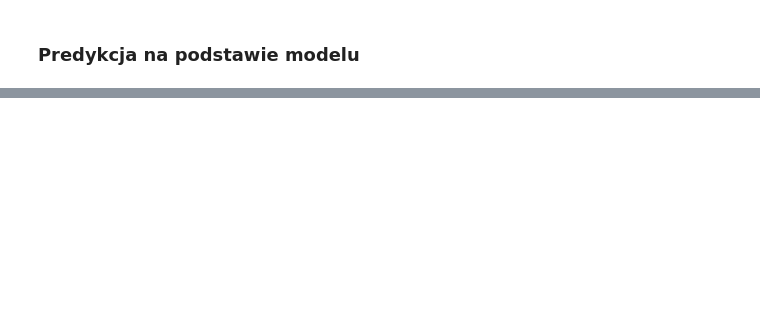
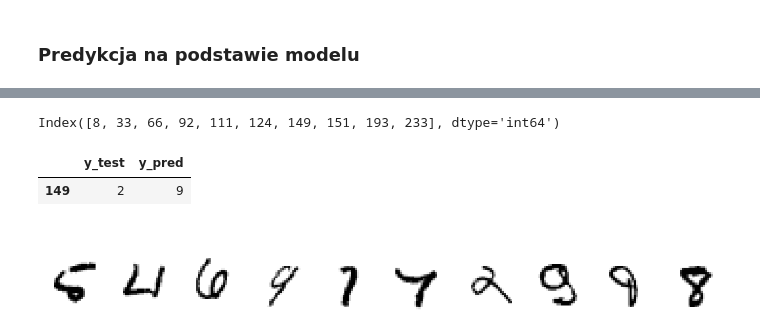
Before and after one commit to tomasz450/ML_DL_Python_16_12_25, a Jupyter notebook: 14.Deep learning/01_pierwsza_siec.ipynb, the cells around one changed output, grey strips where cells are left out. Drawn from its saved outputs; the diff is of its cells as text; code cells hidden in the pictures; blank space fills up the shorter version.

```diff
--- a/14.Deep learning/01_pierwsza_siec.ipynb
+++ b/14.Deep learning/01_pierwsza_siec.ipynb
@@ -143,4 +204,4 @@ model.summary()
 # %% [markdown]
 ### <a name='a6'></a> Trenowanie modelu
 # %%
-history = model.fit(X_train, y_train, epochs=5)
+history = model.fit(X_train, y_train, epochs=5, verbose=1)
@@ -179,8 +305,13 @@ pred.head(10)
 # %%
 misclassified = pred[pred['y_test'] != pred['y_pred']]
 misclassified.index[:10]
+# %% [output]
+Index([8, 33, 66, 92, 111, 124, 149, 151, 193, 233], dtype='int64')
 # %%
-pred[pred.index == misclassified.index[0]]
+pred[pred.index == misclassified.index[6]]
+# %% [output]
+|  | y_test | y_pred |
+| 149 | 2 | 9 |
 # %%
 plt.figure(figsize=(16, 16))
 for i, j in zip(range(1, 11), misclassified.index[:10]):
@@ -189,3 +320,5 @@ for i, j in zip(range(1, 11), misclassified.index[:10]):
     plt.imshow(X_test[j], cmap='gray_r')
     plt.title(f'y_test: {y_test[j]}\ny_pred: {y_pred[j]}', color='white', fontsize=12)
 plt.show()
+# %% [output]
+[figure, added]
```
Also changed, not shown: parts of 21 cells of this notebook, 7 other files.
